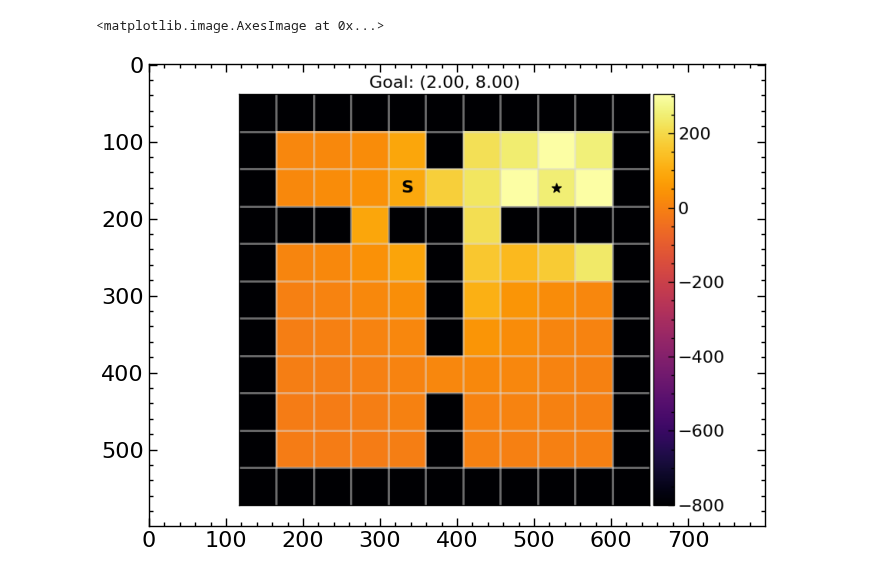
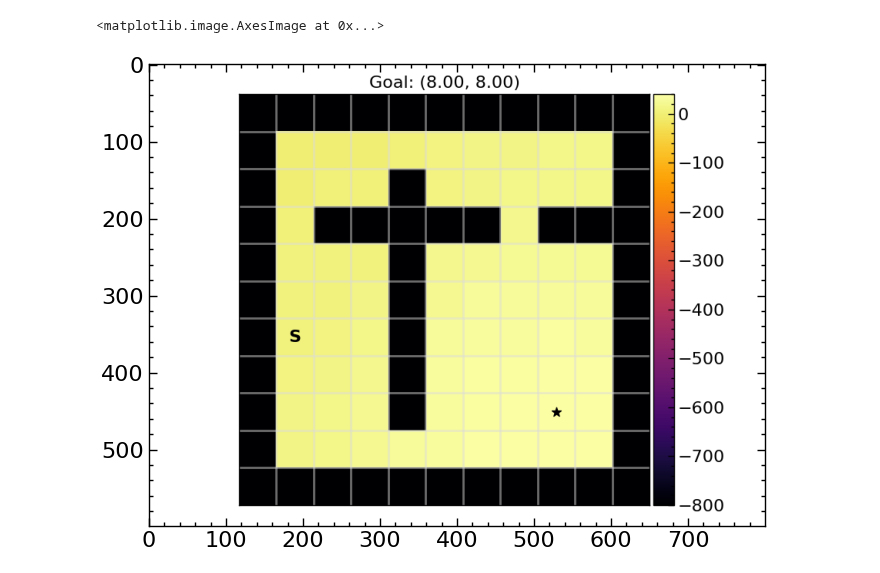
Before and after one commit to skylooop/BeliefConditionedFB, a Jupyter notebook: notebooks/in_context.ipynb, the cells around one changed output. Drawn from its saved outputs; the diff is of its cells as text; code cells hidden in the pictures.

```diff
--- a/notebooks/in_context.ipynb
+++ b/notebooks/in_context.ipynb
@@ -138,2 +146,3 @@ gc_whole_dataset = GCDataset(whole_dataset, config=fb_config['agent'])
 # %%
-test = gc_whole_dataset.sample(10, layout_type=1, context_length=20)[1]
+batch, batch_context = gc_whole_dataset.sample(10, layout_type=1, context_length=100)
+fb_agent.update(batch, batch_context)
@@ -164,5 +167,6 @@ trans_def.apply(params, test['observations'], test['actions'], jnp.ones((10, 1,
 # %%
 # with jax.disable_jit():
-for _ in tqdm(range(10_000)):
-    fb_agent, info = fb_agent.update(gc_whole_dataset.sample(1024))
+for step in tqdm(range(5_000)):
+    batch, batch_context = gc_whole_dataset.sample(16, layout_type=step % 5, context_length=fb_config['agent']['context_len'])
+    fb_agent, info = fb_agent.update(batch, batch_context)
 info
@@ -201,0 +323,23 @@ plt.imshow(pred_policy_img)
+# %%
+from envs.custom_mazes.env_utils import policy_image_fourrooms
+from functools import partial
+from utils.evaluation import supply_rng
+
+fourrooms_env = FourRoomsMazeEnv(Maze(maze_type='fourrooms_random_layouts', size=11))
+fourrooms_env.reset()
+
+observation, info = fourrooms_env.setup_goals(seed=None, task_num=4)
+goal = info.get("goal_pos", None)
+batch, batch_context = gc_whole_dataset.sample(1, layout_type=1, context_length=512)
+coverage_map_random, dataset_random = random_exploration(fourrooms_env, layout_type=5, context_len=512) # sample context from random exploration in env, new layout
+batch_context = jax.tree.map(lambda x, y: jnp.concatenate([x, y], 1), batch_context, dataset_random)
+context_embed = fb_agent.network.select('dynamics_encoder')(batch_context['observations'], batch_context['actions'], predict_type=False)
+latent_z = fb_agent.infer_z(goal[None], context_emb=context_embed)
+start = info.get("start_pos", None)
+example_batch = whole_dataset.sample(1)
+N, M = fourrooms_env.maze.size
+pred_policy_img = policy_image_fourrooms(fourrooms_env, example_batch, N=N, M=M,
+                                                action_fn=partial(supply_rng(fb_agent.sample_actions, rng=jax.random.PRNGKey(np.random.randint(0, 2**32))),
+                                                                  latent_z=latent_z, context_embed=context_embed, temperature=0.0),
+                                                goal=goal, start=start)
+plt.imshow(pred_policy_img)
@@ -202,14 +349,15 @@ plt.imshow(pred_policy_img)
 # %%
 from envs.custom_mazes.env_utils import value_image_fourrooms
 from functools import partial
 
-observation, info = fourrooms_env.setup_goals(seed=None, task_num=2)
+observation, info = fourrooms_env.setup_goals(seed=None, task_num=4)
 goal = info.get("goal_pos", None)
-latent_z = jax.device_get(fb_agent.infer_z(goal)[None])
+context_embed = fb_agent.network.select('dynamics_encoder')(batch_context['observations'], batch_context['actions'], predict_type=False)
+latent_z = fb_agent.infer_z(goal[None], context_emb=context_embed)
 N, M = fourrooms_env.maze.size
 pred_value_img = value_image_fourrooms(fourrooms_env, example_batch, N=N, M=M,
-                            value_fn=partial(fb_agent.predict_q, z=latent_z), goal=goal)
+                            value_fn=partial(fb_agent.predict_q, context_embed=context_embed, z=latent_z), goal=goal)
 plt.imshow(pred_value_img)
 # %% [output]
 <matplotlib.image.AxesImage at 0x...>
-[figure, old version]
+[figure, new version]
```
Also changed, not shown: parts of 20 cells of this notebook, 7 other files.
